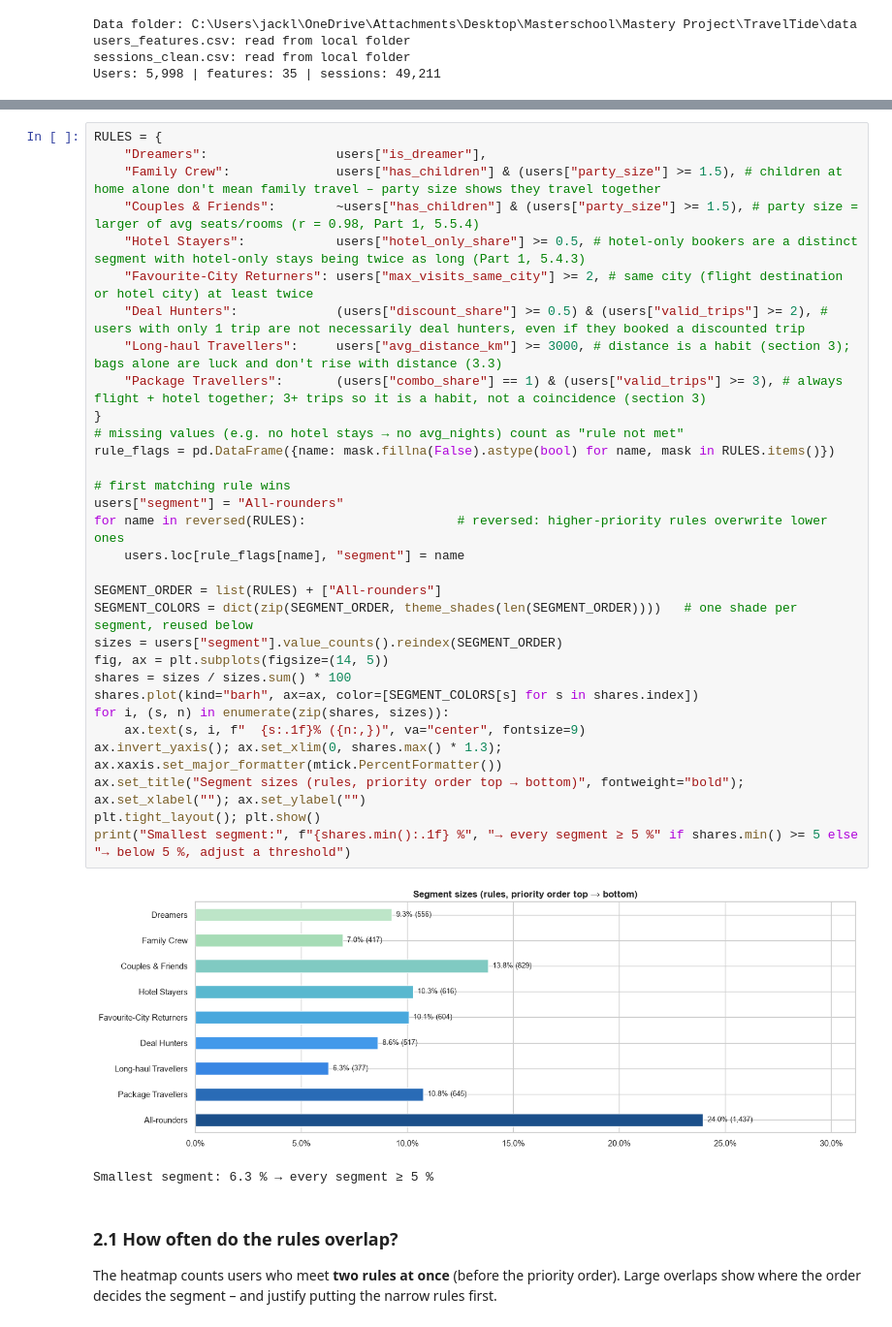
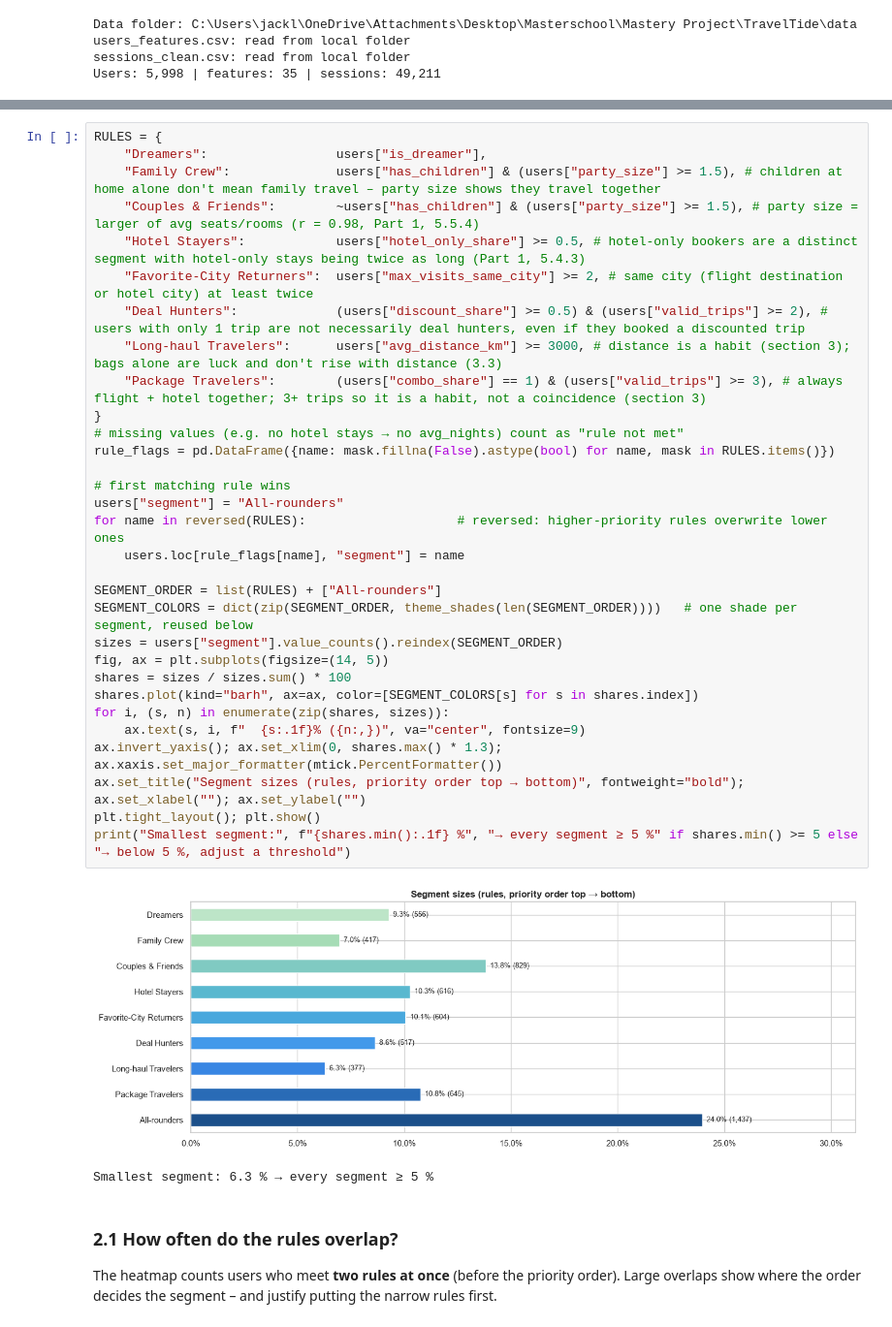
Before and after one commit to jtong28/TravelTide, a Jupyter notebook: notebooks/03_Segments_Models.ipynb, the cells around one changed output, grey strips where cells are left out. Shown at 97% size. Saved outputs shown, nothing was run; the diff lists cells and outputs as text.

```diff
--- a/notebooks/03_Segments_Models.ipynb
+++ b/notebooks/03_Segments_Models.ipynb
@@ -102,36 +102,36 @@ Ultimately, 0.5 acts as the natural dividing line between "sometimes" and "mostl
 # %%
 RULES = {
     "Dreamers":                 users["is_dreamer"],
     "Family Crew":              users["has_children"] & (users["party_size"] >= 1.5), # children at home alone don't mean family travel – party size shows they travel together
     "Couples & Friends":        ~users["has_children"] & (users["party_size"] >= 1.5), # party size = larger of avg seats/rooms (r = 0.98, Part 1, 5.5.4)
     "Hotel Stayers":            users["hotel_only_share"] >= 0.5, # hotel-only bookers are a distinct segment with hotel-only stays being twice as long (Part 1, 5.4.3)
-    "Favourite-City Returners": users["max_visits_same_city"] >= 2, # same city (flight destination or hotel city) at least twice
+    "Favorite-City Returners":  users["max_visits_same_city"] >= 2, # same city (flight destination or hotel city) at least twice
     "Deal Hunters":             (users["discount_share"] >= 0.5) & (users["valid_trips"] >= 2), # users with only 1 trip are not necessarily deal hunters, even if they booked a discounted trip
-    "Long-haul Travellers":     users["avg_distance_km"] >= 3000, # distance is a habit (section 3); bags alone are luck and don't rise with distance (3.3)
-    "Package Travellers":       (users["combo_share"] == 1) & (users["valid_trips"] >= 3), # always flight + hotel together; 3+ trips so it is a habit, not a coincidence (section 3)
+    "Long-haul Travelers":      users["avg_distance_km"] >= 3000, # distance is a habit (section 3); bags alone are luck and don't rise with distance (3.3)
+    "Package Travelers":        (users["combo_share"] == 1) & (users["valid_trips"] >= 3), # always flight + hotel together; 3+ trips so it is a habit, not a coincidence (section 3)
 }
 # missing values (e.g. no hotel stays → no avg_nights) count as "rule not met"
 rule_flags = pd.DataFrame({name: mask.fillna(False).astype(bool) for name, mask in RULES.items()})
 
 # first matching rule wins
 users["segment"] = "All-rounders"
 for name in reversed(RULES):                    # reversed: higher-priority rules overwrite lower ones
     users.loc[rule_flags[name], "segment"] = name
 
 SEGMENT_ORDER = list(RULES) + ["All-rounders"]
 SEGMENT_COLORS = dict(zip(SEGMENT_ORDER, theme_shades(len(SEGMENT_ORDER))))   # one shade per segment, reused below
 sizes = users["segment"].value_counts().reindex(SEGMENT_ORDER)
 fig, ax = plt.subplots(figsize=(14, 5))
 shares = sizes / sizes.sum() * 100
 shares.plot(kind="barh", ax=ax, color=[SEGMENT_COLORS[s] for s in shares.index])
 for i, (s, n) in enumerate(zip(shares, sizes)):
     ax.text(s, i, f"  {s:.1f}% ({n:,})", va="center", fontsize=9)
 ax.invert_yaxis(); ax.set_xlim(0, shares.max() * 1.3); ax.xaxis.set_major_formatter(mtick.PercentFormatter())
 ax.set_title("Segment sizes (rules, priority order top → bottom)", fontweight="bold"); ax.set_xlabel(""); ax.set_ylabel("")
 plt.tight_layout(); plt.show()
 print("Smallest segment:", f"{shares.min():.1f} %", "→ every segment ≥ 5 %" if shares.min() >= 5 else "→ below 5 %, adjust a threshold")
 # %% [output]
-[figure, old version]
+[figure, new version]
 Smallest segment: 6.3 % → every segment ≥ 5 %
 # %% [markdown]
 ### 2.1 How often do the rules overlap?
```
Also changed, not shown: parts of 28 cells of this notebook, 10 other files.
